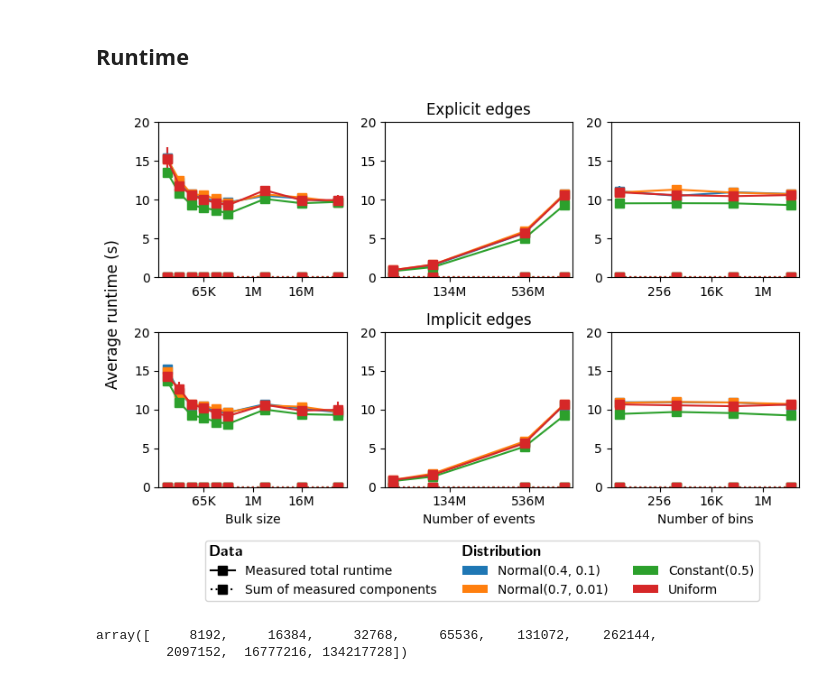
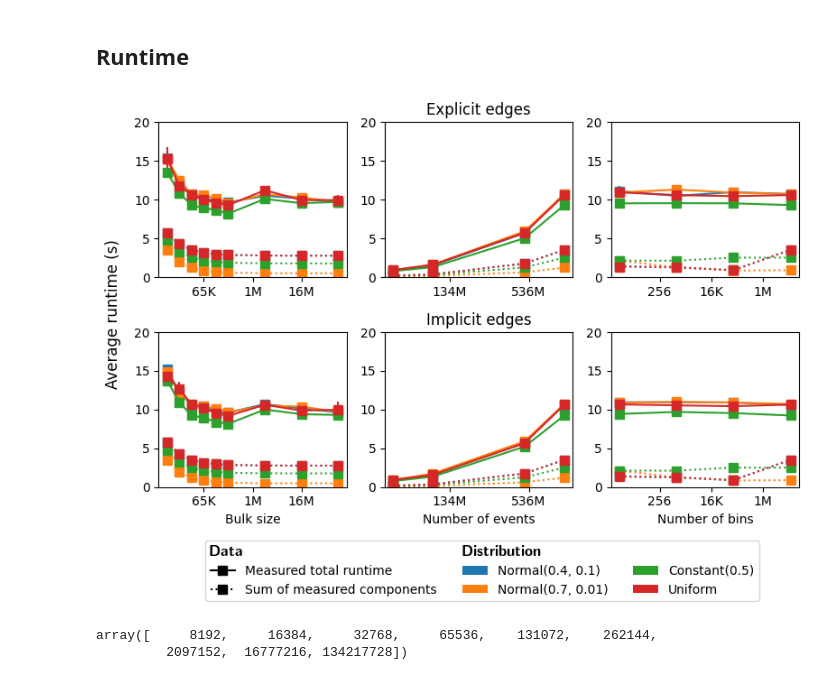
Before and after one commit to jolly-chen/msc-project, a Jupyter notebook: gpu-synchronous/validation-das6.ipynb, the cells around one changed output. Saved outputs shown, nothing was run; the diff lists cells and outputs as text; code cells hidden in the pictures.

Commit message:
[gpu][a4000] Validation of updatestats+addbincontent

```diff
--- a/gpu-synchronous/validation-das6.ipynb
+++ b/gpu-synchronous/validation-das6.ipynb
@@ -1558,7 +1382,7 @@ T_a4000_globmem = 700 * norm
 T_a4000_l2 = 100 * norm
 T_a4000_l1 = 0.1 * norm
 # %%
-def T_gpu_binsearch(distr, nbins, bulksize=1):
+def T_gpu_binsearch(distr, nbins, bulksize):
     subsize = np.array(get_subsize(distr, nbins))
     try:
         T = np.repeat(T_a4000_globmem, len(subsize)).astype(np.float64)
@@ -2722,9 +2546,10 @@ for di,distr in enumerate(selected_distr):
                                  facecolor=p[0].get_color(), label=f"{map_distr_name(distr)}"))
 
     # prediction
-    pred = T_gpu_addbincontent(vd_unique_nbins*8 > a4000_maxsmem, selected_nvals, selected_bulksize,
+    T_abc = T_gpu_addbincontent(vd_unique_nbins*8 > a4000_maxsmem, selected_nvals, selected_bulksize,
                                distr, vd_unique_nbins)  * norm * (selected_nvals/selected_bulksize)
-    ax.errorbar(vd_unique_nbins, pred,
+    T_fb = T_gpu_binsearch(distr, vd_unique_nbins, selected_bulksize)  * norm  * (selected_nvals/selected_bulksize)
+    ax.errorbar(vd_unique_nbins,  T_abc + T_fb,
                 c=p[0].get_color(),  **pred_nocolor_style
                )
 
@@ -2750,9 +2575,10 @@ for di,distr in enumerate(selected_distr):
                 )
 
     # prediction
-    pred = T_gpu_addbincontent(selected_nbins*8 > a4000_maxsmem, vd_unique_nvals, selected_bulksize,
+    T_abc = T_gpu_addbincontent(selected_nbins*8 > a4000_maxsmem, vd_unique_nvals, selected_bulksize,
                                distr, selected_nbins)  * norm * (vd_unique_nvals/selected_bulksize)
-    ax.errorbar(vd_unique_nvals, pred,
+    T_fb = T_gpu_binsearch(distr, selected_nbins, selected_bulksize)  * norm  * (vd_unique_nvals/selected_bulksize)
+    ax.errorbar(vd_unique_nvals,  T_abc + T_fb,
                 c=p[0].get_color(),  **pred_nocolor_style
                )
 
@@ -2781,9 +2607,10 @@ for di,distr in enumerate(selected_distr):
                 )
 
     # prediction
-    pred = T_gpu_addbincontent(selected_nbins*8 > a4000_maxsmem, selected_nvals, vd_unique_bulksize,
+    T_abc = T_gpu_addbincontent(selected_nbins*8 > a4000_maxsmem, selected_nvals, vd_unique_bulksize,
                                distr, selected_nbins)  * norm  * (selected_nvals/vd_unique_bulksize)
-    ax.errorbar(vd_unique_bulksize, pred,
+    T_fb = T_gpu_binsearch(distr, selected_nbins, vd_unique_bulksize)  * norm  * (selected_nvals/vd_unique_bulksize)
+    ax.errorbar(vd_unique_bulksize, T_abc + T_fb,
                 c=p[0].get_color(),  **pred_nocolor_style
                )
 
@@ -3296,9 +3123,10 @@ for edi, edg in enumerate([True, False]):
         blocks = (vd_unique_bulksize + (selected_blocksize * 2 - 1)) / (selected_blocksize * 2)
         T_usb = ((T_gpu_usb(vd_unique_bulksize, *Tusb_popt) * 4 * (selected_nvals/vd_unique_bulksize) # main reduction
                  + T_gpu_usb(blocks, *Tusb_popt) * 4 * (selected_nvals/vd_unique_bulksize)) # final reduction
-                 * unit_to_unit_factor("ns", "s"))
-        T_abc = 0
-        T_fb = 0
+                 )
+        T_abc = T_gpu_addbincontent(selected_nbins*8 > a4000_maxsmem, selected_nvals, vd_unique_bulksize,
+                                   distr, selected_nbins)  * (selected_nvals/vd_unique_bulksize)
+        T_fb = T_gpu_binsearch(distr, selected_nbins, vd_unique_bulksize)  * (selected_nvals/vd_unique_bulksize)
         p = plt.errorbar(vd_unique_bulksize,
                          (T_usb + T_abc + T_fb) * norm,
                          **sum_style, color=p[0].get_color(), )
@@ -3330,10 +3158,10 @@ for edi, edg in enumerate([True, False]):
         # Prediction
         blocks = (selected_bulksize + (selected_blocksize * 2 - 1)) / (selected_blocksize * 2)
         T_usb = ((T_gpu_usb(selected_bulksize, *Tusb_popt) * 4 * (vd_unique_nvals/selected_bulksize) # main reduction
-                 + T_gpu_usb(blocks, *Tusb_popt) * 4 * (vd_unique_nvals/selected_bulksize)) # final reduction
-                 * unit_to_unit_factor("ns", "s"))
-        T_abc = 0
-        T_fb = 0
+                 + T_gpu_usb(blocks, *Tusb_popt) * 4 * (vd_unique_nvals/selected_bulksize))) # final reduction
+        T_abc = T_gpu_addbincontent(selected_nbins*8 > a4000_maxsmem, vd_unique_nvals, selected_bulksize,
+                                   distr, selected_nbins)  * (vd_unique_nvals/selected_bulksize)
+        T_fb = T_gpu_binsearch(distr, selected_nbins, selected_bulksize)  * (vd_unique_nvals/selected_bulksize)
         p = plt.errorbar(vd_unique_nvals,
                          (T_usb + T_abc + T_fb) * norm,
                          **sum_style, color=p[0].get_color(), )
@@ -3368,9 +3196,10 @@ for edi, edg in enumerate([True, False]):
         blocks = (selected_bulksize + (selected_blocksize * 2 - 1)) / (selected_blocksize * 2)
         T_usb = np.repeat((T_gpu_usb(selected_bulksize, *Tusb_popt) * 4 * (selected_nvals/selected_bulksize) # main reduction
                  + T_gpu_usb(blocks, *Tusb_popt) * 4 * (selected_nvals/selected_bulksize)) # final reduction
-                 * unit_to_unit_factor("ns", "s"), len(vd_unique_nbins))
-        T_abc = 0
-        T_fb = 0
+                , len(vd_unique_nbins))
+        T_abc = T_gpu_addbincontent(vd_unique_nbins*8 > a4000_maxsmem, selected_nvals, selected_bulksize,
+                                   distr, vd_unique_nbins)   * (selected_nvals/selected_bulksize)
+        T_fb = T_gpu_binsearch(distr, vd_unique_nbins, selected_bulksize)   * (selected_nvals/selected_bulksize)
         p = plt.errorbar(vd_unique_nbins,
                          (T_usb + T_abc + T_fb) * norm,
                          **sum_style, color=p[0].get_color(), )
@@ -3379,34 +3208,34 @@ for edi, edg in enumerate([True, False]):
         ax.add_patch(ptchs.Rectangle((0, 0), 0, 0,
                                      facecolor=p[0].get_color(), label=f"{map_distr_name(distr)}"))
 
 
     plt.xscale("log", base=2)
     ax.xaxis.set_major_formatter(ticker.FuncFormatter(lambda x, _: f"{human_readable(int(x))}"))
     if edi == 1:
         plt.xlabel("Number of bins")
 
     plt.ylim([0,20])
 
 #######################################################
 
 hndls = ax.get_legend_handles_labels()[0]
 hndls.insert(0, "Data")
 hndls.insert(3, "Distribution")
 hndls.insert(6, "")
 
 lbls = ax.get_legend_handles_labels()[1]
 lbls.insert(0, "")
 lbls.insert(3, "")
 lbls.insert(6, "")
 legend = fig.legend(hndls, lbls, loc='lower left', bbox_to_anchor=(0.15, -0.15), ncols=3,
                     handler_map={str: LegendTitle({'fontsize':12})})
 
 fig.supylabel('Average runtime (s)')
 
 plt.tight_layout()
 plt.savefig(figname, format="pdf", bbox_inches='tight')
 # %% [output]
-[figure, old version]
+[figure, new version]
 # %%
 vd_unique_bulksize
 # %% [output]
```
Also changed, not shown: parts of 9 cells of this notebook.
